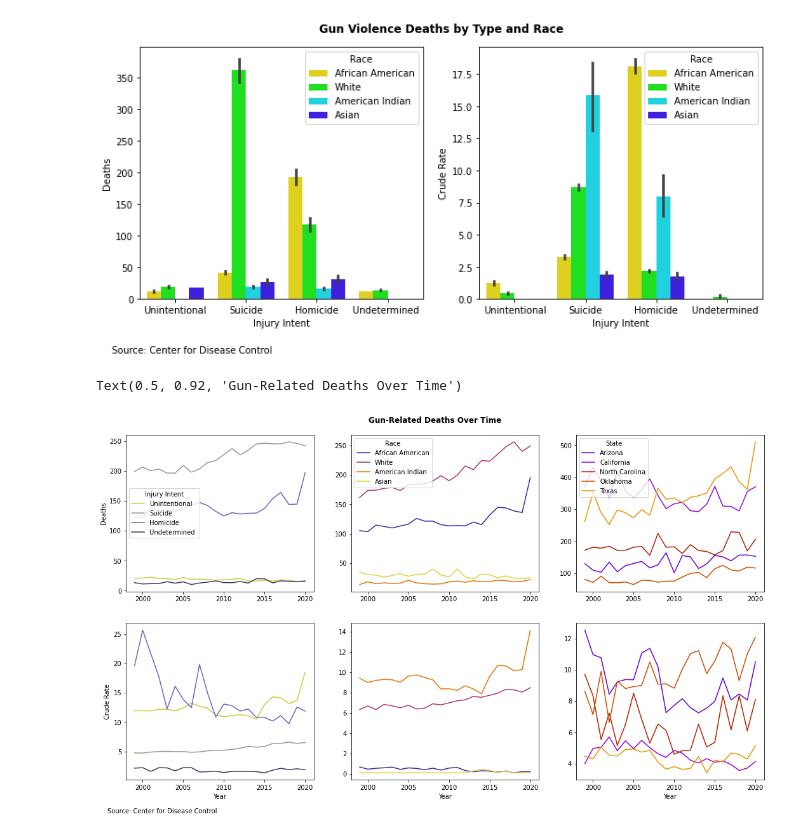
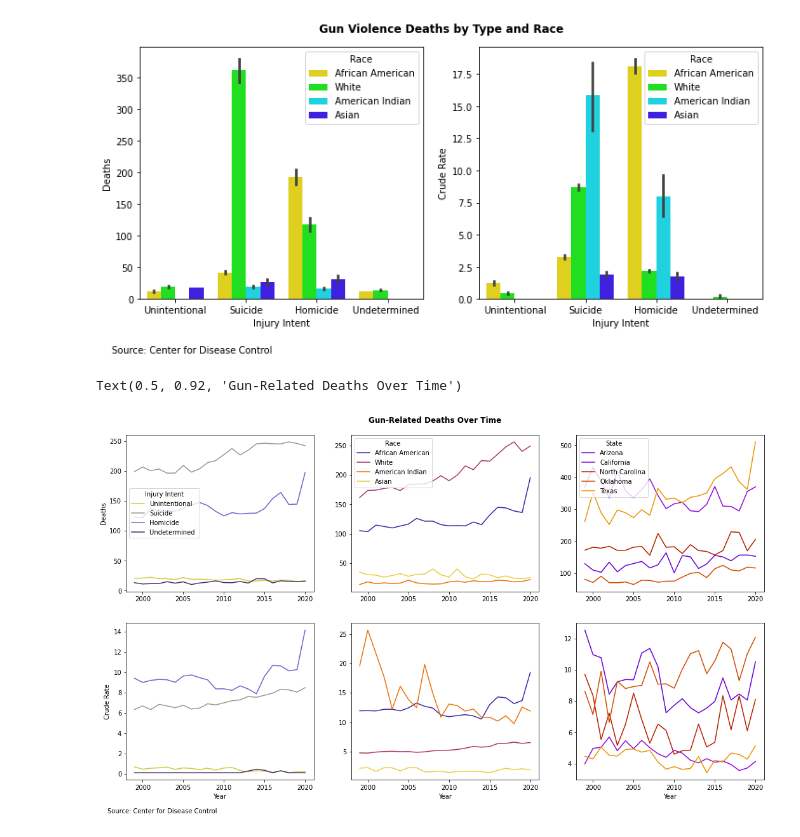
Before and after one commit to Arthur-Langlois/seminar, a Jupyter notebook: code/eda.ipynb, the cells around one changed output. Cells and saved outputs as stored; diff of their text form; code cells hidden in the pictures.

```diff
--- a/code/eda.ipynb
+++ b/code/eda.ipynb
@@ -190,33 +201,33 @@ plt.savefig('Crude')
 # %%
 #GUN DEAHTHS OVER TIME
 f, axes5 = plt.subplots(2, 3, figsize=(18,10))
 sns.lineplot(x="Year", y="Deaths", hue="Injury Intent", data=df, ax = axes5[0][0], palette = 'gist_stern_r', ci = None)
 sns.move_legend(axes5[0][0], "center left")
 sns.lineplot(x="Year", y="Deaths", hue="Race", data=df, ax = axes5[0][1], palette = 'CMRmap', ci = None)
 sns.lineplot(x="Year", y="Deaths", hue='State', data=violent_state, ax = axes5[0][2], palette = 'gnuplot', ci = None)
 sns.move_legend(axes5[0][2], "upper left")
 
-sns.lineplot(x="Year", y="Crude Rate", hue="Race", data=df, ax = axes5[1][0], palette = 'gist_stern_r', ci = None, legend = False)
-sns.lineplot(x="Year", y="Crude Rate", hue="Injury Intent", data=df, ax = axes5[1][1], palette = 'CMRmap', ci = None, legend = False)
+sns.lineplot(x="Year", y="Crude Rate", hue="Injury Intent", data=df, ax = axes5[1][0], palette = 'gist_stern_r', ci = None, legend = False)
+sns.lineplot(x="Year", y="Crude Rate", hue="Race", data=df, ax = axes5[1][1], palette = 'CMRmap', ci = None, legend = False)
 sns.lineplot(x="Year", y="Crude Rate", hue='State', data=violent_state, ax = axes5[1][2], palette = 'gnuplot', ci = None, legend = False)
 
 
 axes5[0][1].set(ylabel=None)
 axes5[0][2].set(ylabel=None)
 axes5[1][1].set(ylabel=None)
 axes5[1][2].set(ylabel=None)
 
 axes5[0][0].set(xlabel=None)
 axes5[0][1].set(xlabel=None)
 axes5[0][2].set(xlabel=None)
 
 
 plt.annotate('Source: Center for Disease Control', xy = (-2.5, -0.2),
             xycoords='axes fraction',
             ha='left',
             va="center",
             fontsize=10)
 f.suptitle('Gun-Related Deaths Over Time', y= 0.92, fontweight = 'bold')
 # %% [output]
 Text(0.5, 0.92, 'Gun-Related Deaths Over Time')
-[figure, old version]
+[figure, new version]
```
Also changed, not shown: parts of 2 cells of this notebook, 14 other files.
